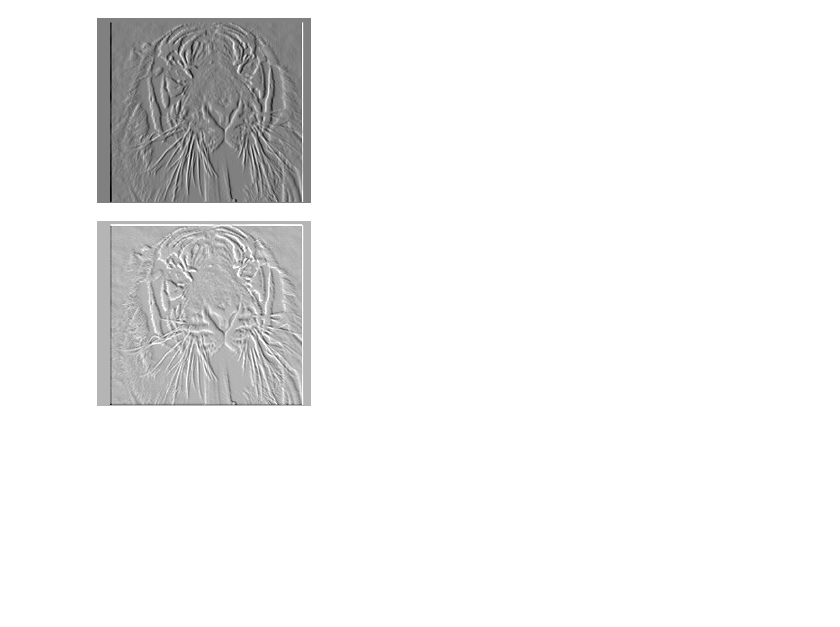
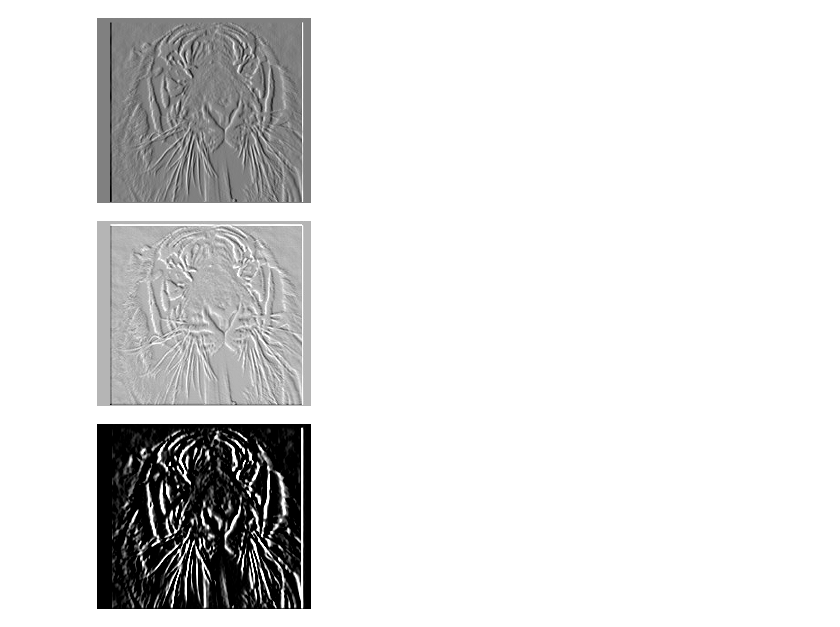
Before and after one commit to itaispiegel/graphics-learning, a Jupyter notebook: convolution.ipynb, the cells around one changed output. Cells and saved outputs as stored; diff of their text form; code cells hidden in the pictures; blank space fills up the shorter version.

```diff
--- a/convolution.ipynb
+++ b/convolution.ipynb
@@ -85,3 +85,12 @@ new_img = Image.fromarray(new_img_mat.astype(np.uint8))
 new_img
 # %% [output]
 [figure]
+# %%
+sobel_x_kernel = ImageFilter.Kernel(
+    size=(3, 3), kernel=(-1, 0, 1, -2, 0, 2, -1, 0, 1), scale=1, offset=0
+)
+
+x_sobel_gradient = orig_img.convert("L").filter(sobel_x_kernel)
+x_sobel_gradient
+# %% [output]
+[figure, added]
```
Also changed, not shown: parts of 4 cells of this notebook, 1 other file.
